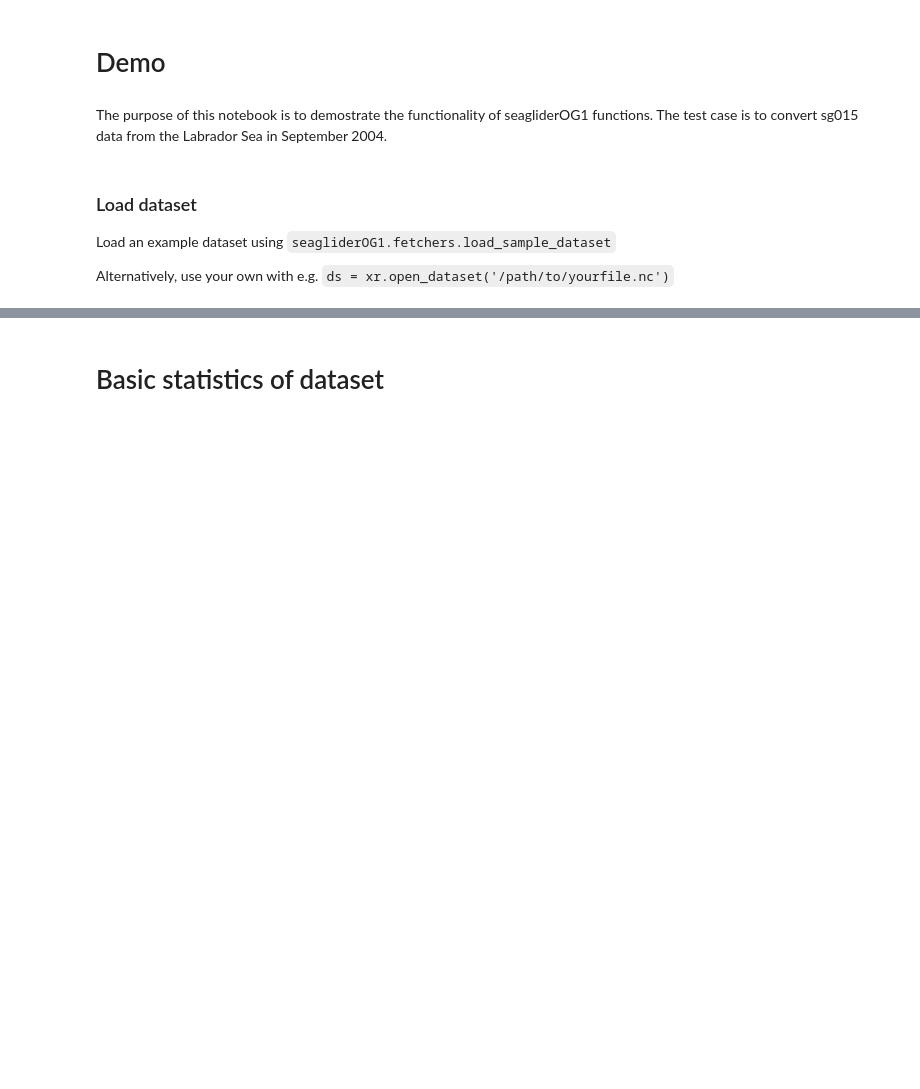
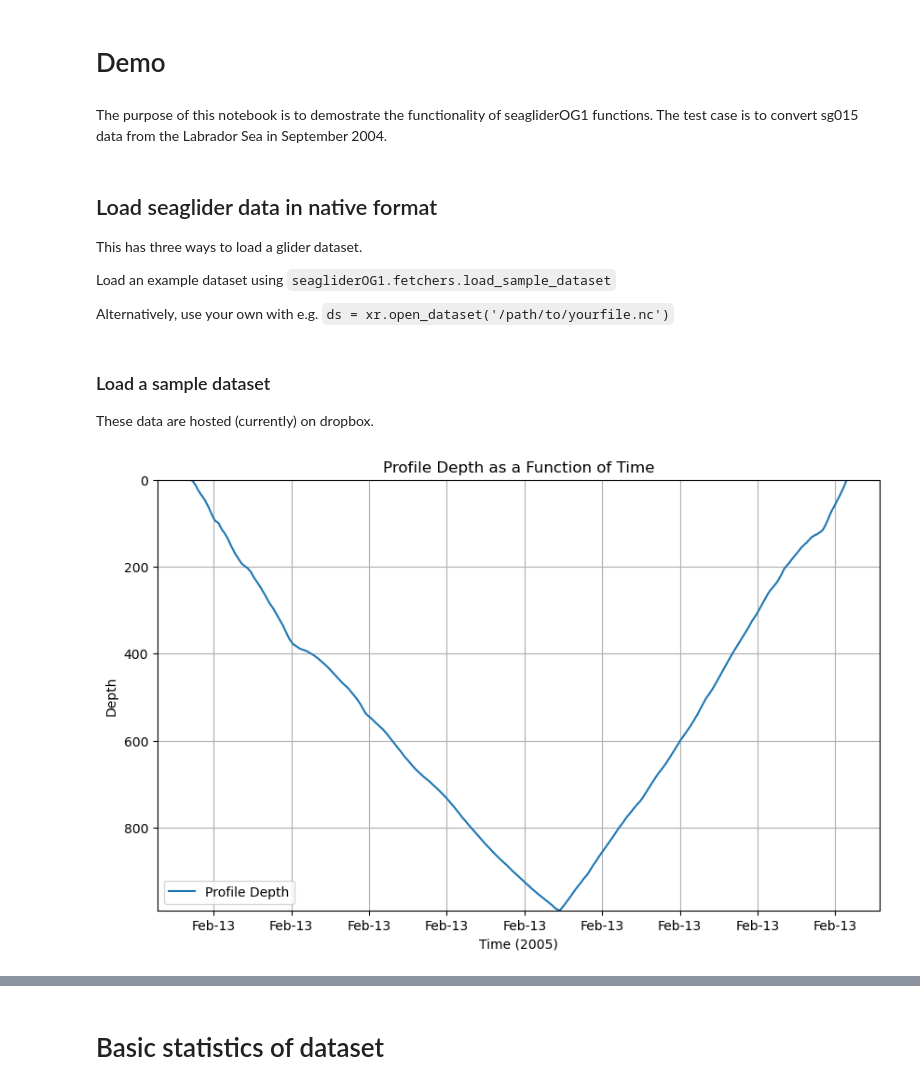
Before and after one commit to ocean-uhh/seagliderOG1, a Jupyter notebook: notebooks/demo.ipynb, the cells around one changed output, grey strips where cells are left out. Drawn from its saved outputs; the diff is of its cells as text; code cells hidden in the pictures; blank space fills up the shorter version.

```diff
--- a/notebooks/demo.ipynb
+++ b/notebooks/demo.ipynb
@@ -25,6 +22,21 @@ file_list = ['p0150500_20050213.nc', 'p0150501_20050213.nc', 'p0150502_20050214.
 # %% [markdown]
-### Load dataset
+## Load seaglider data in native format
+
+This has three ways to load a glider dataset.
 
 Load an example dataset using `seagliderOG1.fetchers.load_sample_dataset`
 
 Alternatively, use your own with e.g. `ds = xr.open_dataset('/path/to/yourfile.nc')`
+# %% [markdown]
+### Load a sample dataset
+
+These data are hosted (currently) on dropbox.
+# %%
+# List of available datasets
+file_list = ['p0150500_20050213.nc', 'p0150501_20050213.nc', 'p0150502_20050214.nc', 'p0150503_20050214.nc', 'p0150504_20050215.nc'];
+
+# Loads one dataset (p0150500_20050213.nc)
+ds = fetchers.load_sample_dataset()
+plotters.plot_profile_depth(ds)
+# %% [output]
+[figure, added]
```
Also changed, not shown: parts of 13 cells of this notebook.
